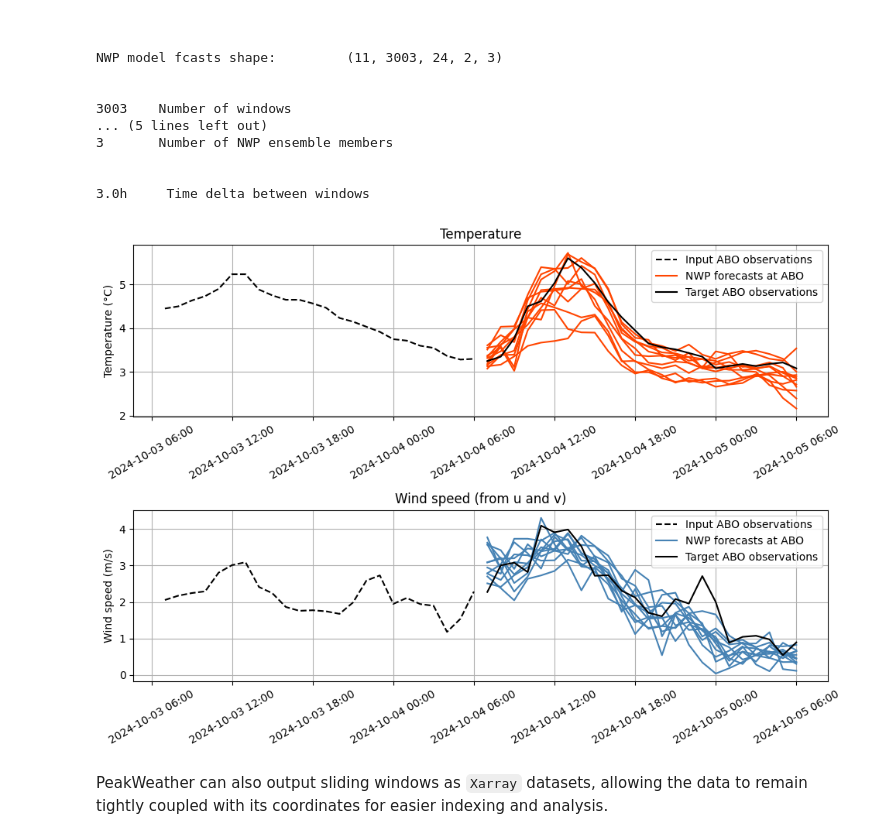
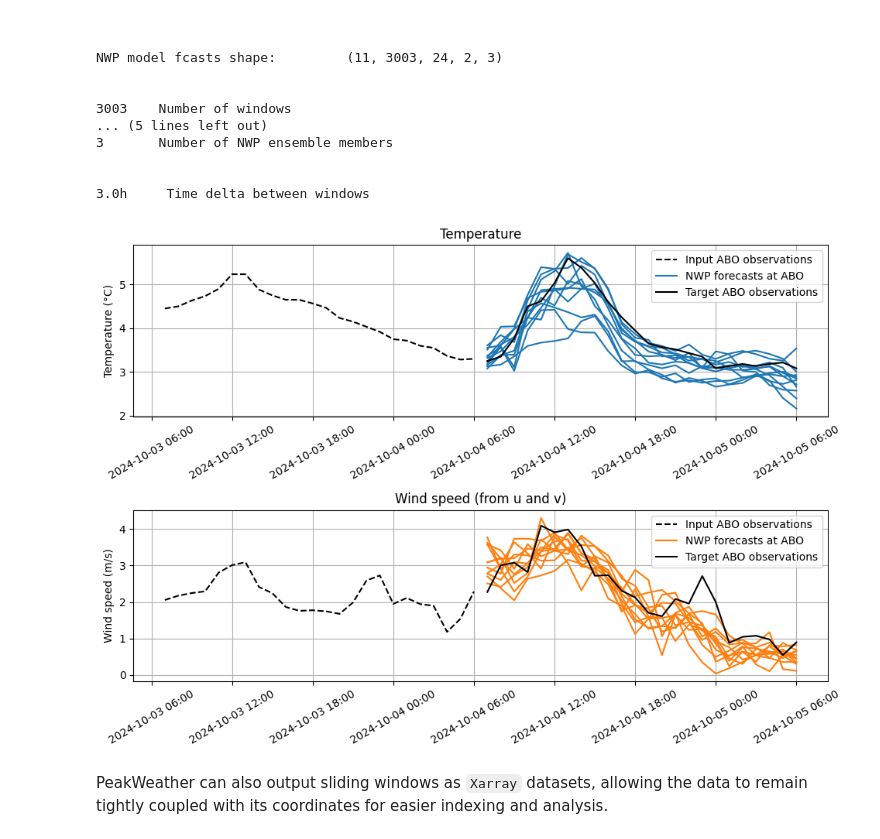
Before and after one commit to MeteoSwiss/PeakWeather, a Jupyter notebook: docs/source/examples/peakweather_demo.ipynb, the cells around one changed output. Cells and saved outputs as stored; diff of their text form; code cells hidden in the pictures.

```diff
--- a/docs/source/examples/peakweather_demo.ipynb
+++ b/docs/source/examples/peakweather_demo.ipynb
@@ -222,7 +200,7 @@ NWP model fcasts shape:         (11, 3003, 24, 2, 3)
 3.0h     Time delta between windows
 # %%
 fig, ax = plt.subplots(2, figsize=(10, 7))
-
+colors = matplotlib.colormaps["tab10"]
 w = 18
 station = 1
 index_to_station = {0: "KLO", 1: "ABO"}
@@ -241,13 +219,13 @@ for ens_member in range(windows.nwp.shape[0]):
             windows.index_y[w],
             windows.nwp[ens_member, w, :, station, 0],
             label=f"NWP forecasts at {index_to_station[station]}",
-            color="orangered",
+            color=colors(0)
         )
     else:
         ax[0].plot(
             windows.index_y[w],
             windows.nwp[ens_member, w, :, station, 0],
-            color="orangered",
+            color=colors(0)
         )
 
 ax[0].plot(
@@ -283,36 +261,36 @@ for ens_member in range(windows.nwp.shape[0]):
         ax[1].plot(
             windows.index_y[w],
             nwp_wind_speed[ens_member, w, :, station],
             label=f"NWP forecasts at {index_to_station[station]}",
-            color="steelblue",
+            color=colors(1)
         )
     else:
         ax[1].plot(
             windows.index_y[w],
             nwp_wind_speed[ens_member, w, :, station],
-            color="steelblue",
+            color=colors(1)
         )
 
 ax[1].plot(
     windows.index_y[w],
     dataset.get_wind_speed(
         u=windows.y[w, :, station, 1], v=windows.y[w, :, station, 2]
     ),
     label=f"Target {index_to_station[station]} observations",
     color="black",
 )
 ax[1].set_title("Wind speed (from u and v)")
 ax[1].set_ylabel("Wind speed (m/s)")
 ax[1].legend()
 ax[1].xaxis.set_major_formatter(mdates.DateFormatter("%Y-%m-%d %H:%M"))
 ax[1].xaxis.set_major_locator(mdates.AutoDateLocator())
 ax[1].tick_params(axis="x", rotation=30)
 ax[1].grid(True)
 
 plt.tight_layout()
 plt.show()
 # %% [output]
-[figure, old version]
+[figure, new version]
 # %% [markdown]
 PeakWeather can also output sliding windows as `Xarray` datasets, allowing the data to remain tightly coupled with its coordinates for easier indexing and analysis.
 # %%
```
Also changed, not shown: parts of 14 cells of this notebook, 7 other files.
